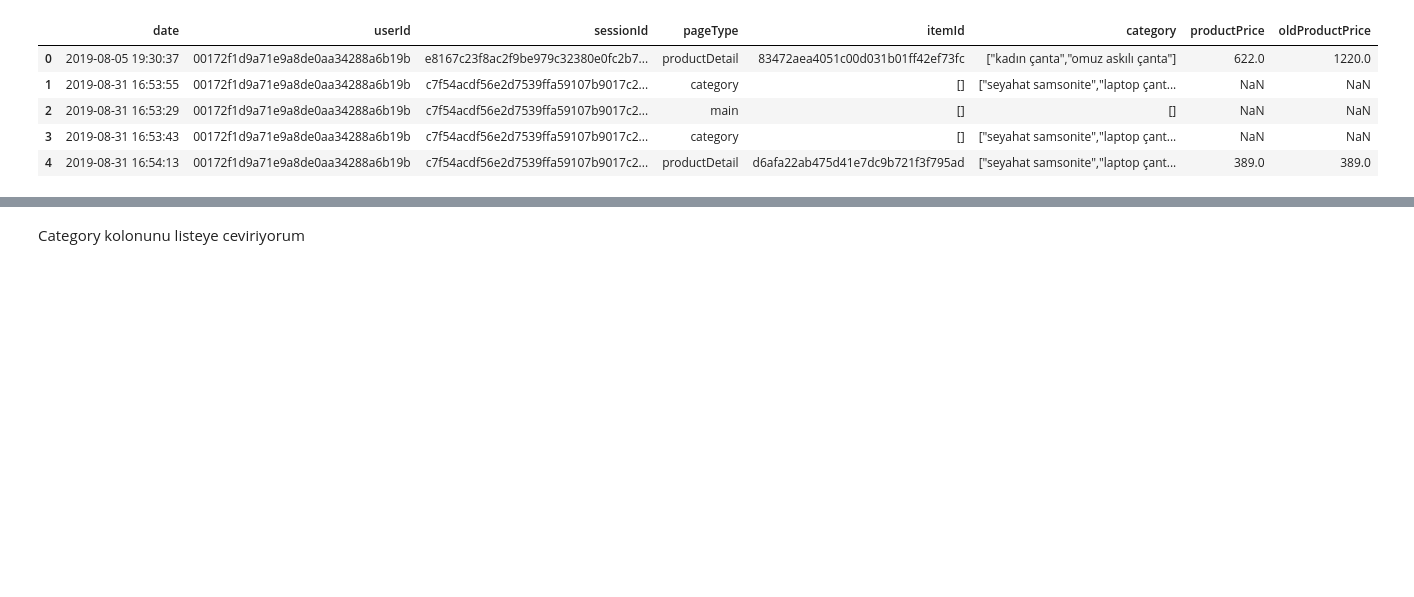
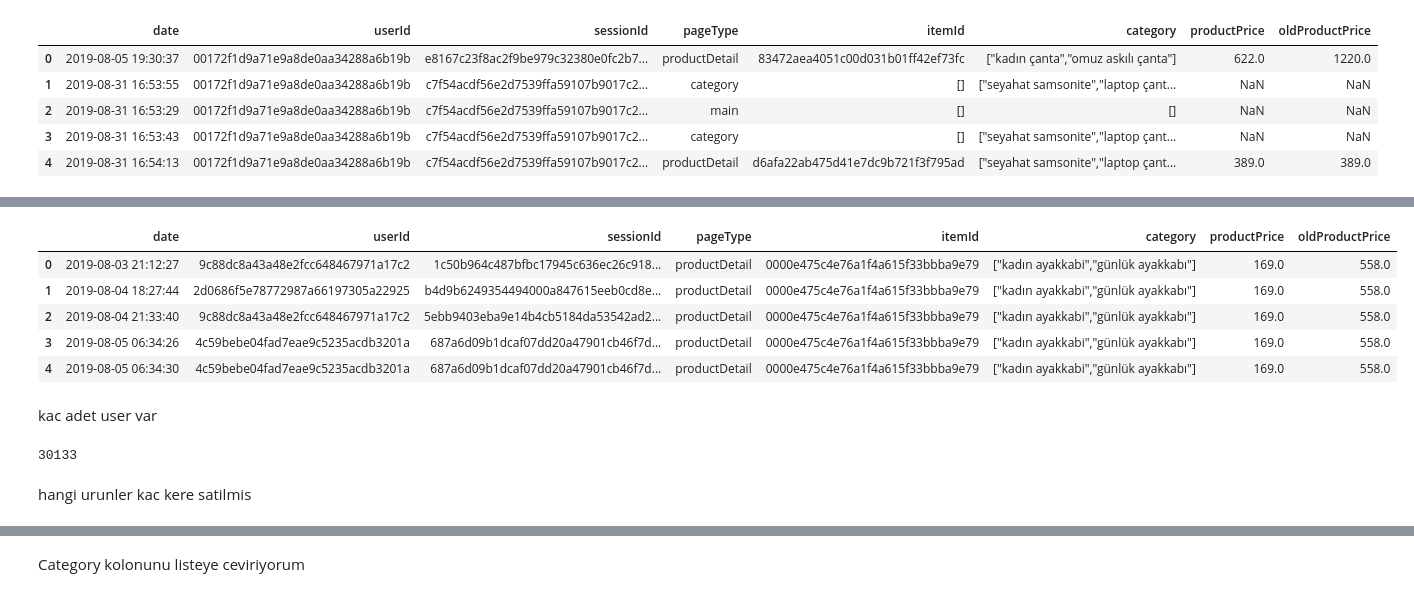
Before and after one commit to keremtatlici/ecommerce-recommendation-ml, a Jupyter notebook: codes/model_train.ipynb, the cells around one changed output, grey strips where cells are left out. Saved outputs shown, nothing was run; the diff lists cells and outputs as text; code cells hidden in the pictures; blank space fills up the shorter version.

```diff
--- a/codes/model_train.ipynb
+++ b/codes/model_train.ipynb
@@ -28,0 +203,17 @@ df.head()
+# %%
+df.head()
+# %% [output]
+|  | date | userId | sessionId | pageType | itemId | category | productPrice | oldProductPrice |
+| 0 | 2019-08-03 21:12:27 | 9c88dc8a43a48e2fcc648467971a17c2 | 1c50b964c487bfbc17945c636ec26c918... | productDetail | 0000e475c4e76a1f4a615f33bbba9e79 | ["kadın ayakkabi","günlük ayakkabı"] | 169.0 | 558.0 |
+| 1 | 2019-08-04 18:27:44 | 2d0686f5e78772987a66197305a22925 | b4d9b6249354494000a847615eeb0cd8e... | productDetail | 0000e475c4e76a1f4a615f33bbba9e79 | ["kadın ayakkabi","günlük ayakkabı"] | 169.0 | 558.0 |
+| 2 | 2019-08-04 21:33:40 | 9c88dc8a43a48e2fcc648467971a17c2 | 5ebb9403eba9e14b4cb5184da53542ad2... | productDetail | 0000e475c4e76a1f4a615f33bbba9e79 | ["kadın ayakkabi","günlük ayakkabı"] | 169.0 | 558.0 |
+| 3 | 2019-08-05 06:34:26 | 4c59bebe04fad7eae9c5235acdb3201a | 687a6d09b1dcaf07dd20a47901cb46f7d... | productDetail | 0000e475c4e76a1f4a615f33bbba9e79 | ["kadın ayakkabi","günlük ayakkabı"] | 169.0 | 558.0 |
+| 4 | 2019-08-05 06:34:30 | 4c59bebe04fad7eae9c5235acdb3201a | 687a6d09b1dcaf07dd20a47901cb46f7d... | productDetail | 0000e475c4e76a1f4a615f33bbba9e79 | ["kadın ayakkabi","günlük ayakkabı"] | 169.0 | 558.0 |
+# %% [markdown]
+kac adet user var
+# %%
+df.userId.nunique()
+# %% [output]
+30133
+# %% [markdown]
+hangi urunler kac kere satilmis
```
Also changed, not shown: parts of 51 cells of this notebook, 5 other files.
